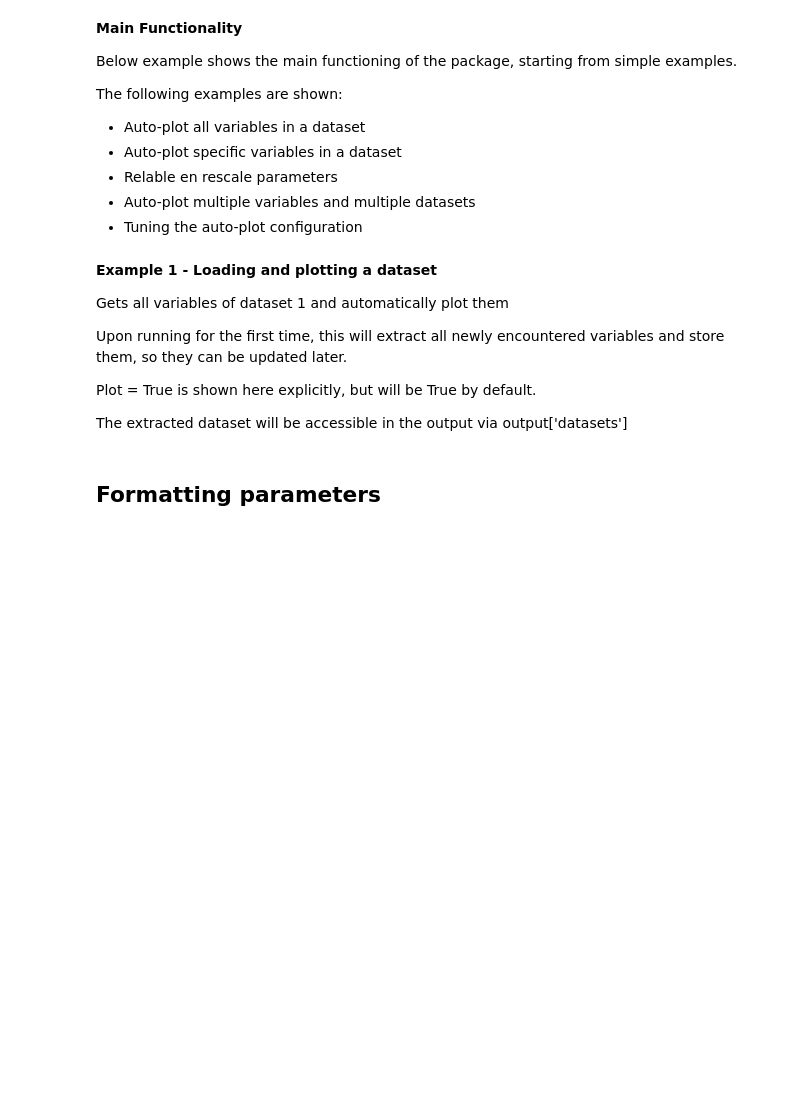
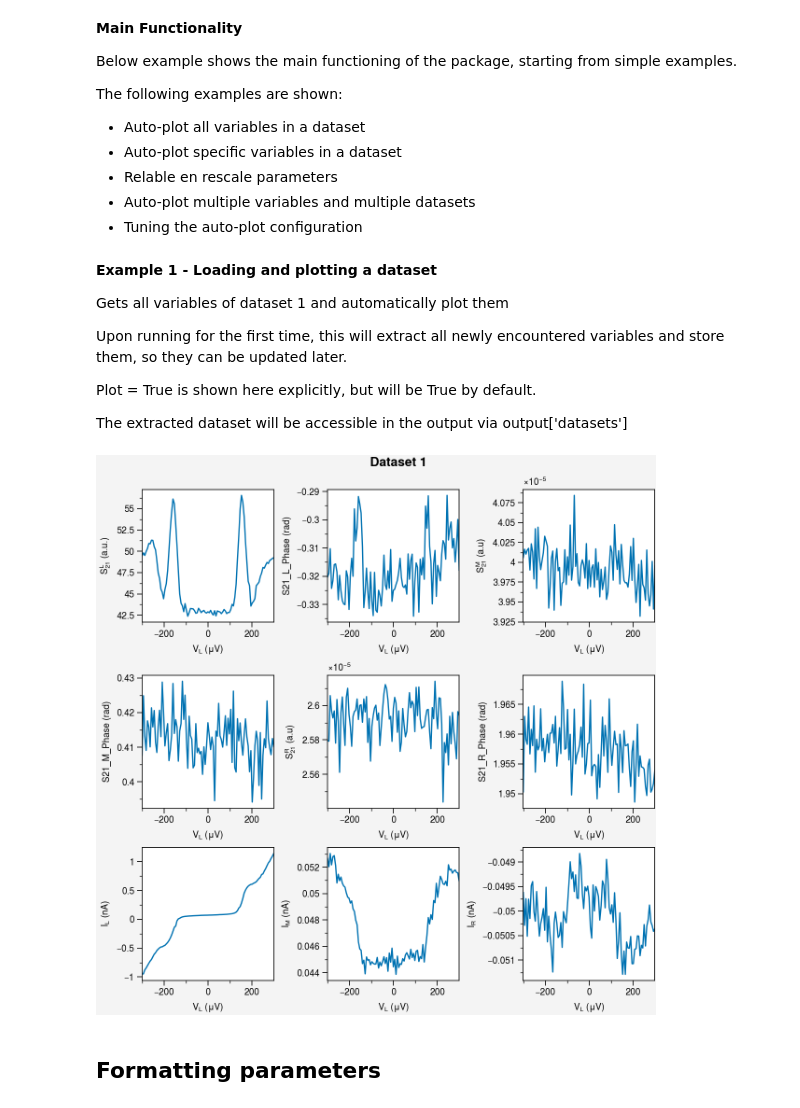
Before and after one commit to SebTenHaaf/DataOutput, a Jupyter notebook: tutorial.ipynb, the cells around one changed output. Cells and saved outputs as stored; diff of their text form; code cells hidden in the pictures; blank space fills up the shorter version.

```diff
--- a/tutorial.ipynb
+++ b/tutorial.ipynb
@@ -46,6 +46,10 @@ Plot = True is shown here explicitly, but will be True by default.
 
 
 The extracted dataset will be accessible in the output via output['datasets']
+# %%
+output = qp.output_dataset([1])
+# %% [output]
+[figure, added]
 # %% [markdown]
 ## Formatting parameters
 # %% [markdown]
```
Also changed, not shown: parts of 5 cells of this notebook, 2 other files.
